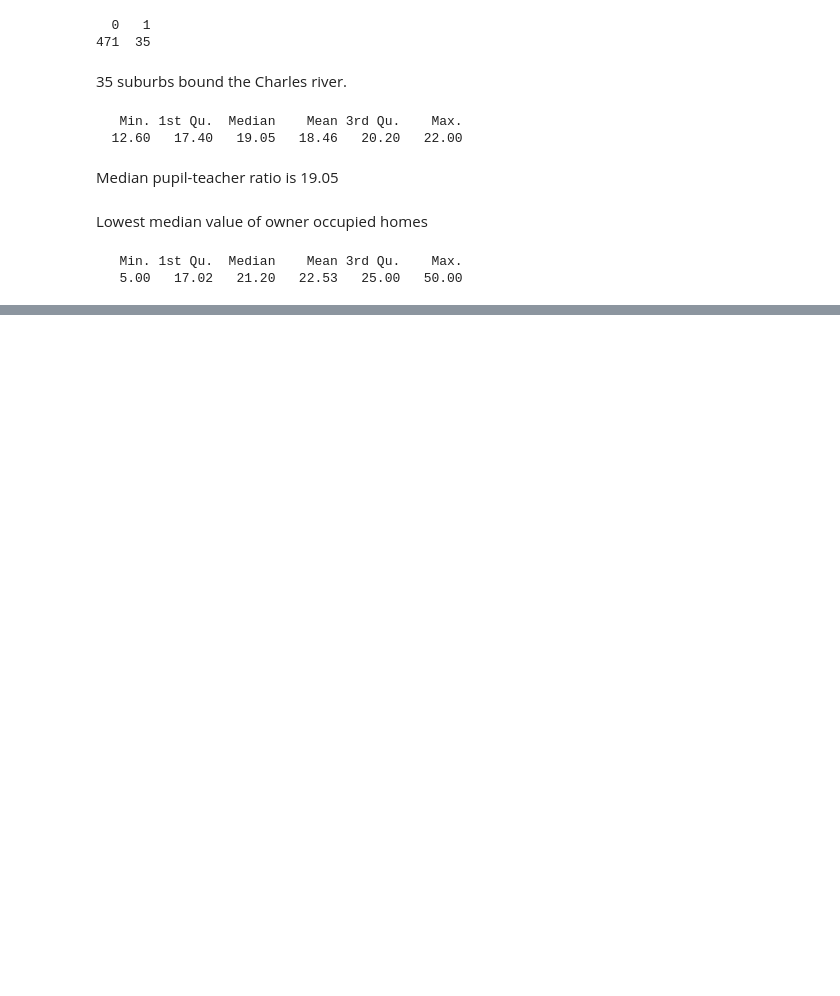
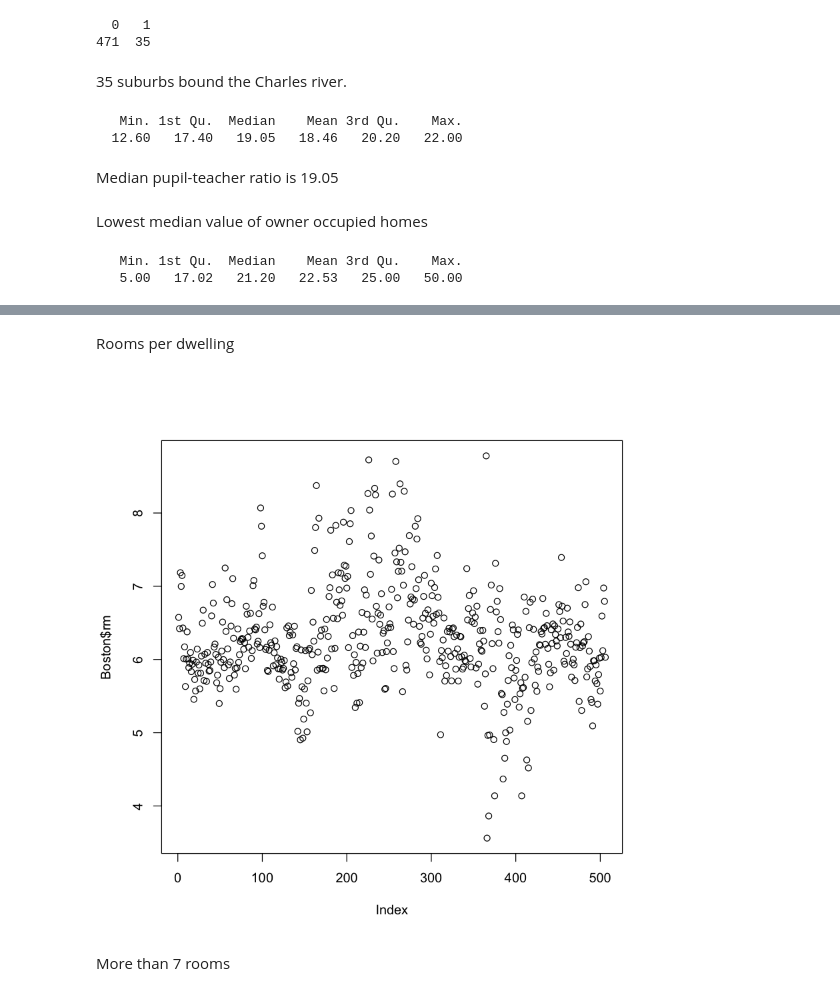
Before and after one commit to miwojc/ISL-ch2, a Jupyter notebook: ch2-ex-app.ipynb, the cells around one changed output, grey strips where cells are left out. Drawn from its saved outputs; the diff is of its cells as text; code cells hidden in the pictures; blank space fills up the shorter version.

```diff
--- a/ch2-ex-app.ipynb
+++ b/ch2-ex-app.ipynb
@@ -534,0 +541,8 @@ Boston$age[Boston$medv==5.00]
+# %% [markdown]
+Rooms per dwelling
+# %%
+plot(Boston$rm)
+# %% [output]
+[figure, added]
+# %% [markdown]
+More than 7 rooms
```
Also changed, not shown: parts of 11 cells of this notebook.
